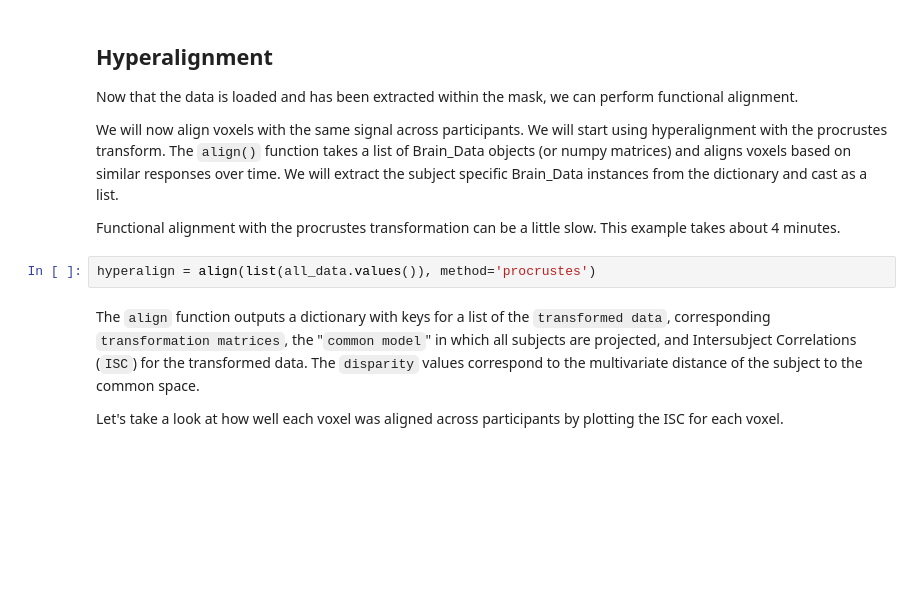
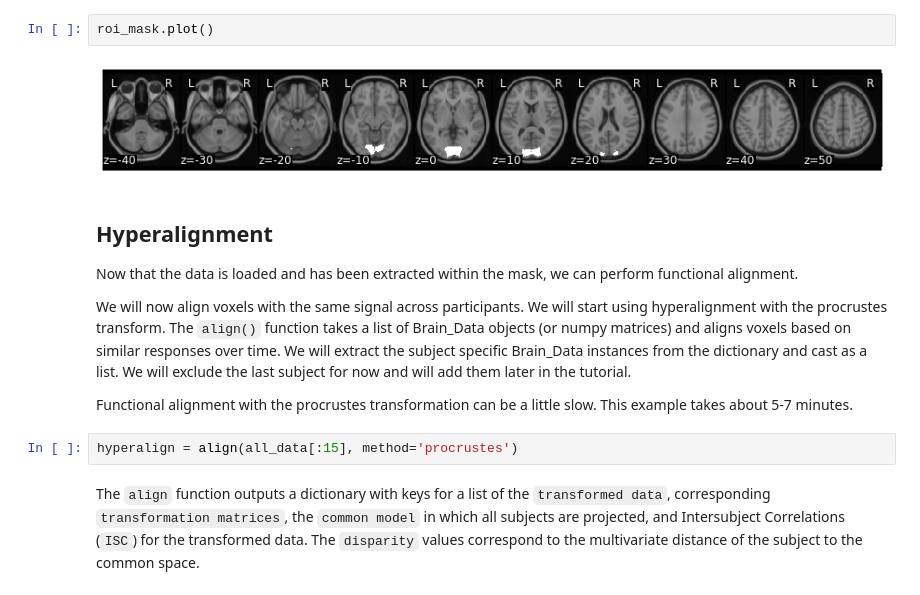
Before and after one commit to naturalistic-data-analysis/naturalistic_data_analysis, a Jupyter notebook: content/features/notebooks/Functional_Alignment.ipynb, the cells around one changed output. Drawn from its saved outputs; the diff is of its cells as text; blank space fills up the shorter version.

```diff
--- a/content/features/notebooks/Functional_Alignment.ipynb
+++ b/content/features/notebooks/Functional_Alignment.ipynb
@@ -48,13 +82,15 @@ for f in file_list:
+# %%
+roi_mask.plot()
+# %% [output]
+[figure, added]
 # %% [markdown]
 ## Hyperalignment
 Now that the data is loaded and has been extracted within the mask, we can perform functional alignment.
 
-We will now align voxels with the same signal across participants. We will start using hyperalignment with the procrustes transform. The `align()` function takes a list of Brain_Data objects (or numpy matrices) and aligns voxels based on similar responses over time. We will extract the subject specific Brain_Data instances from the dictionary and cast as a list.
+We will now align voxels with the same signal across participants. We will start using hyperalignment with the procrustes transform. The `align()` function takes a list of Brain_Data objects (or numpy matrices) and aligns voxels based on similar responses over time. We will extract the subject specific Brain_Data instances from the dictionary and cast as a list. We will exclude the last subject for now and will add them later in the tutorial.
 
-Functional alignment with the procrustes transformation can be a little slow. This example takes about 4 minutes.
+Functional alignment with the procrustes transformation can be a little slow. This example takes about 5-7 minutes.
 # %%
-hyperalign = align(list(all_data.values()), method='procrustes')
+hyperalign = align(all_data[:15], method='procrustes')
 # %% [markdown]
-The `align` function outputs a dictionary with keys for a list of the `transformed data`, corresponding `transformation matrices`, the "`common model`" in which all subjects are projected, and Intersubject Correlations (`ISC`) for the transformed data. The `disparity` values correspond to the multivariate distance of the subject to the common space.
-
-Let's take a look at how well each voxel was aligned across participants by plotting the ISC for each voxel.
+The `align` function outputs a dictionary with keys for a list of the `transformed data`, corresponding `transformation matrices`, the `common model` in which all subjects are projected, and Intersubject Correlations (`ISC`) for the transformed data. The `disparity` values correspond to the multivariate distance of the subject to the common space.
```
Also changed, not shown: parts of 47 cells of this notebook, 7 other files.
